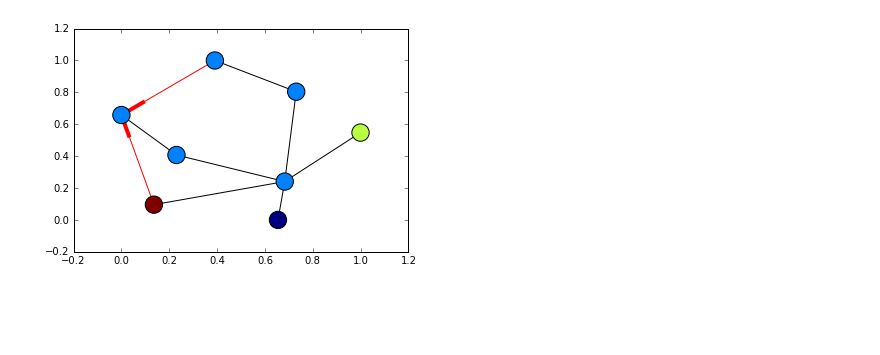
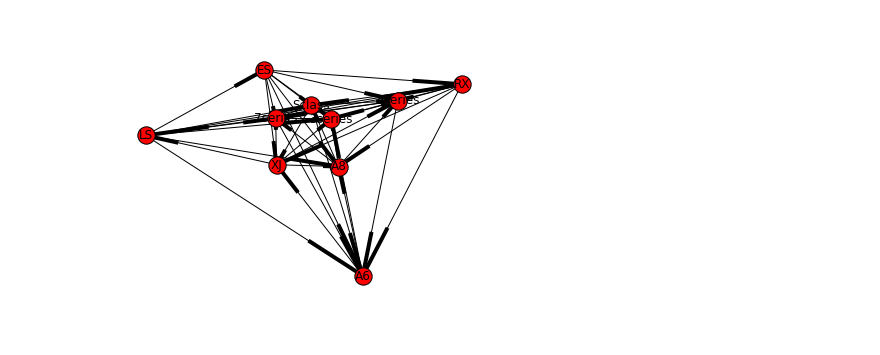
Before and after one commit to brbeckelman/MSBA-Class, a Jupyter notebook: Assignment 3.ipynb, the cells around one changed output. Saved outputs shown, nothing was run; the diff lists cells and outputs as text; code cells hidden in the pictures; blank space fills up the shorter version.

```diff
--- a/Assignment 3.ipynb
+++ b/Assignment 3.ipynb
@@ -7,19 +7,17 @@ import matplotlib.pyplot as plt
 # %%
 edmunds = pd.read_csv("C:\Users\Sean\Desktop\Fall 2016\Text_Analytics\Group Assignment 3\Assignment 3 Edmunds Posts.csv")
 senti = pd.read_csv("C:\Users\Sean\Desktop\Fall 2016\Text_Analytics\Group Assignment 3\Assignment 3 Sentiment Scores.csv")
+# %%
+nodes = list(senti.columns.values)
 # %%
 col = senti.columns
 ar = []
 for i in range(len(col)-1):
-    for j in range(len(col)-1):
+    for j in range(len(col)):
         if j>i:
             pos = senti[[col[i],col[j]]][(senti[col[i]]>senti[col[j]])]
             neg = senti[[col[i],col[j]]][senti[col[i]]<senti[col[j]]]
             posv = (pos[col[i]]-pos[col[j]]).sum()
             negv = (neg[col[j]]-neg[col[i]]).sum()
             sen = posv-negv
-            print col[i]
-            print col[j]
-            print sen
-            print
-            ar.append((sen,col[i],col[j]))
+            ar.append((col[i],col[j],sen))
@@ -44,7 +24,7 @@ XJ
 # %%
 ar2=[]
 for i in ar:
-    if i[0]<0:
-        ar2.append((-i[0],i[2],i[1]))
+    if i[2]<0:
+        ar2.append((i[1],i[0],-i[2]))
     else:
         ar2.append(i)
@@ -83,31 +31,8 @@ SyntaxError: invalid syntax (<ipython-input-38-9b5875c2b214>, line 7)
-# %%
-import networkx as nx
-import numpy as np
-import matplotlib.pyplot as plt
-
-G = nx.DiGraph()
-G.add_edges_from(
-    [('A', 'B'), ('A', 'C'), ('D', 'B'), ('E', 'C'), ('E', 'F'),
-     ('B', 'H'), ('B', 'G'), ('B', 'F'), ('C', 'G')])
-
-val_map = {'A': 1.0,
-           'D': 0.5714285714285714,
-           'H': 0.0}
-
-values = [val_map.get(node, 0.25) for node in G.nodes()]
-
-# Specify the edges you want here
-red_edges = [('A', 'C'), ('E', 'C')]
-edge_colours = ['black' if not edge in red_edges else 'red'
-                for edge in G.edges()]
-black_edges = [edge for edge in G.edges() if edge not in red_edges]
-
-# Need to create a layout when doing
-# separate calls to draw nodes and edges
-pos = nx.spring_layout(G)
-nx.draw_networkx_nodes(G, pos, cmap=plt.get_cmap('jet'), node_color = values)
-nx.draw_networkx_edges(G, pos, edgelist=red_edges, edge_color='r', arrows=True)
-nx.draw_networkx_edges(G, pos, edgelist=black_edges, arrows=False)
-plt.show()
-# %% [output]
-[figure, removed]
+# %%
+DG=nx.DiGraph()
+DG.add_nodes_from(nodes)
+DG.add_weighted_edges_from(ar2)
+# %%
+nx.draw(DG, with_labels=True)
+# %% [output]
+[figure, added]
```
Also changed, not shown: parts of 4 cells of this notebook.
